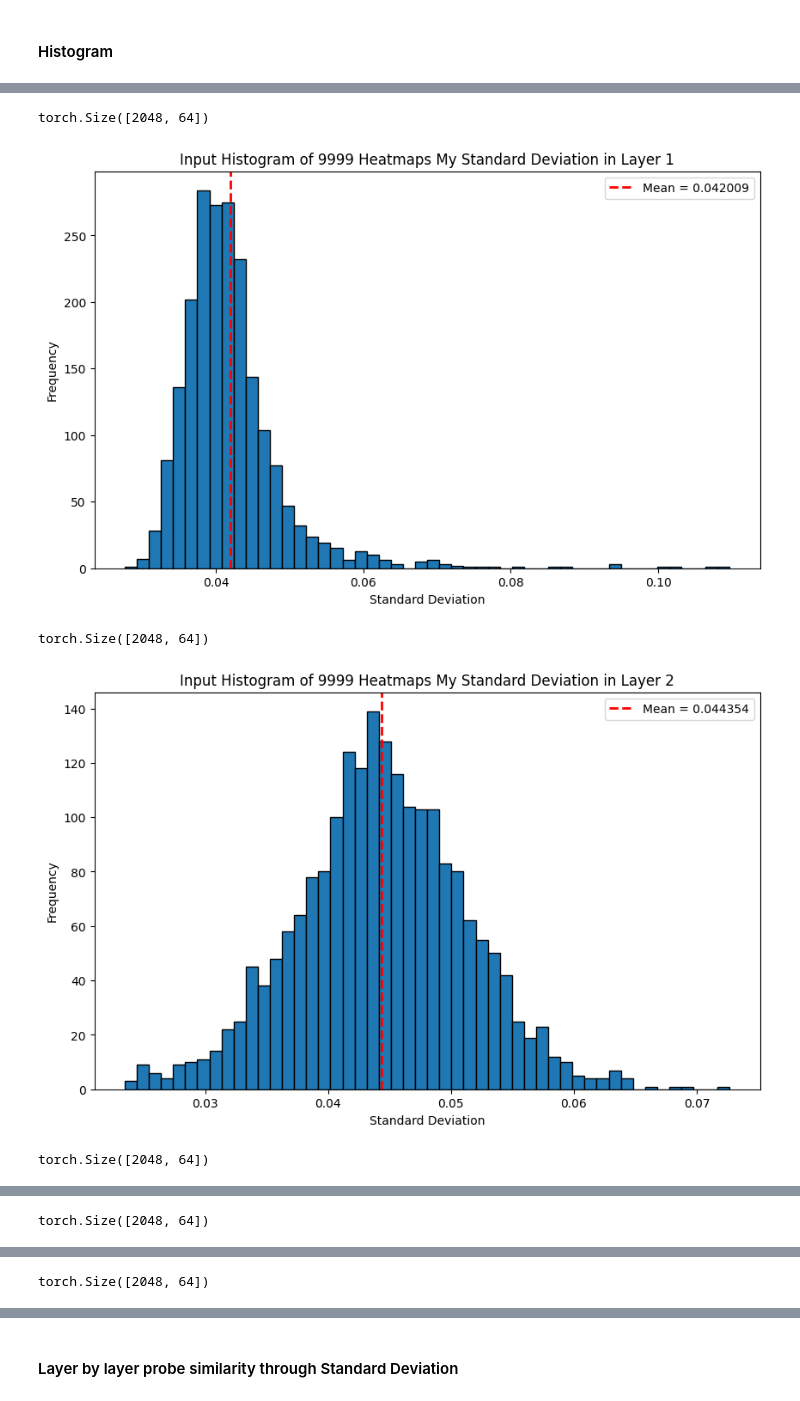
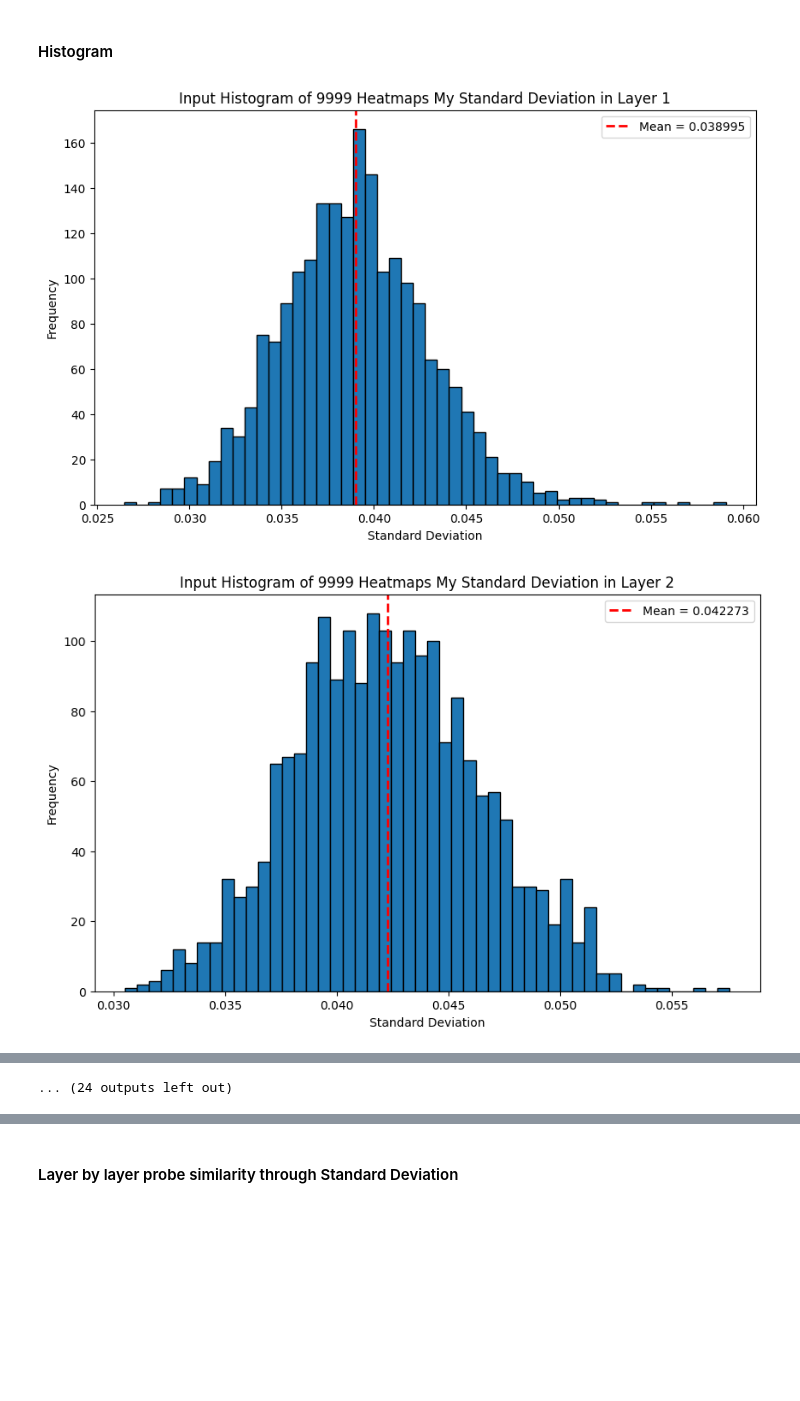
Before and after one commit to ALT-JS/OthelloSAE, a Jupyter notebook: experiment.ipynb, the cells around one changed output, grey strips where cells are left out. Drawn from its saved outputs; the diff is of its cells as text; code cells hidden in the pictures; blank space fills up the shorter version.

```diff
--- a/experiment.ipynb
+++ b/experiment.ipynb
@@ -39,10 +39,10 @@ for key, val in gpt.state_dict().items():
 #### Train linear_probe on all layers
 # %%
 from model_training import full_probe_run
-ids = ["9999", "114514", "20240805"]
+ids = ["9999", "114514", "20040805"]
 
 for id in ids:
-    layers = list(range(0, 8))
+    layers = list(range(0, 12))
     for layer in layers:
-        full_probe_run(layer, save=True, trained_model_location=f"trained_model_full_{id}.pkl")
+        full_probe_run(layer, save=True, trained_model_location=f"trained_model_full_12_{id}.pkl")
 # %% [output]
@@ -101,17 +113,17 @@ for id in ids:
 [figure]
 [figure]
 # %%
-layers = list(range(0,8))
+layers = list(range(0, 12))
 mode = 2 # ["empty", "own", "enemy"]
-ids = ["9999", "114514", "20240805"]
+ids = ["9999", "114514", "20040805"]
 
 for id in ids:
-    model_location = f"trained_model_full_{id}.pkl"
+    model_location = f"trained_model_full_12_{id}.pkl"
     with open(model_location, 'rb') as f:
         othello_gpt=torch.load(f, map_location=device)
     for layer in layers:
         # Probe
-        probe_path = f"probes/probe_layer_{layer}_{id}_trimmed.pkl"
+        probe_path = f"probes/12layer/12_probe_layer_{layer}_{id}_trimmed.pkl"
         full_linear_probe = torch.load(probe_path)
         my_probe_W = full_linear_probe[f'classifier.{mode}.weight'] # (64, 512)
         my_probe_W = my_probe_W.t()
@@ -135,22 +147,22 @@ for id in ids:
         imshow(heatmaps_my,
             facet_col=0,
             y=[i for i in "ABCDEFGH"],
-            title=f"Cosine sim of {id} Input weights and the my color probe for top layer {layer+1} neurons",
+            title=f"12LayerOthelloGPT Cosine sim of {id} Input weights and the my color probe for top layer {layer+1} neurons",
             facet_labels=[f"L{layer+1}N{n.item()}" for n in heatmaps_my_id])
 # %% [markdown]
 #### Histogram
 # %%
-layers = list(range(0,8))
+layers = list(range(0,12))
 mode = 2 # ["empty", "own", "enemy"]
-ids = ["9999", "114514", "20240805"]
+ids = ["9999", "114514", "20040805"]
 
 for id in ids:
-    model_location = f"trained_model_full_{id}.pkl"
+    model_location = f"trained_model_full_12_{id}.pkl"
     with open(model_location, 'rb') as f:
         othello_gpt=torch.load(f, map_location=device)
     for layer in layers:
         # Probe
-        probe_path = f"probes/probe_layer_{layer}_{id}_trimmed.pkl"
+        probe_path = f"probes/12layer/12_probe_layer_{layer}_{id}_trimmed.pkl"
         full_linear_probe = torch.load(probe_path)
         my_probe_W = full_linear_probe[f'classifier.{mode}.weight'] # (64, 512)
         my_probe_W = my_probe_W.t()
@@ -166,31 +178,33 @@ for id in ids:
             neuron_weight = w_in[:, neuron]
             heatmaps_my.append((neuron_weight[:, None] * my_probe_normalised).sum(dim=0))
 
         heatmaps_my = torch.stack(heatmaps_my).reshape(-1, 8, 8)
 
         if False:
             heatmaps_blank_std = heatmaps_blank.std(dim=[1, 2])
             mean_value = heatmaps_blank_std.mean().item()
 
             plt.figure(figsize=(10, 6))
             plt.hist(heatmaps_blank_std.detach().cpu().numpy(), bins=50, edgecolor='black')
             plt.axvline(mean_value, color='red', linestyle='dashed', linewidth=2, label=f'Mean = {mean_value:.4f}')
             plt.title(f"Input Histogram of Heatmaps Blank Standard Deviation in Layer {layer+1}")
             plt.xlabel("Standard Deviation")
             plt.ylabel("Frequency")
             plt.legend()
             plt.show()
         else:
             heatmaps_my_std = heatmaps_my.std(dim=[1, 2])
             mean_value = heatmaps_my_std.mean().item()
             plt.figure(figsize=(10, 6))
             plt.hist(heatmaps_my_std.detach().cpu().numpy(), bins=50, edgecolor='black')
             plt.axvline(mean_value, color='red', linestyle='dashed', linewidth=2, label=f'Mean = {mean_value:.6f}')
             plt.title(f"Input Histogram of {id} Heatmaps My Standard Deviation in Layer {layer+1}")
             plt.xlabel("Standard Deviation")
             plt.ylabel("Frequency")
             plt.legend()
-            output_path = f"data/Picture/{id}Histogram_Heatmaps_StandardDeviation_Layer{layer+1}.png"
+            output_path = f"data/Picture/12_{id}Histogram_Heatmaps_StandardDeviation_Layer{layer+1}.png"
             plt.savefig(output_path, dpi=300)
             plt.show()
 # %% [output]
+[figure, new version]
+[figure, new version]
@@ -197,5 +221 @@ for id in ids:
-torch.Size([2048, 64])
+... (24 outputs left out)
-[figure, old version]
-torch.Size([2048, 64])
-[figure, old version]
-torch.Size([2048, 64])
@@ -203 +221,0 @@ torch.Size([2048, 64])
-torch.Size([2048, 64])
@@ -205 +221,0 @@ torch.Size([2048, 64])
-torch.Size([2048, 64])
```
Also changed, not shown: parts of 2 cells of this notebook, 2 other files.
